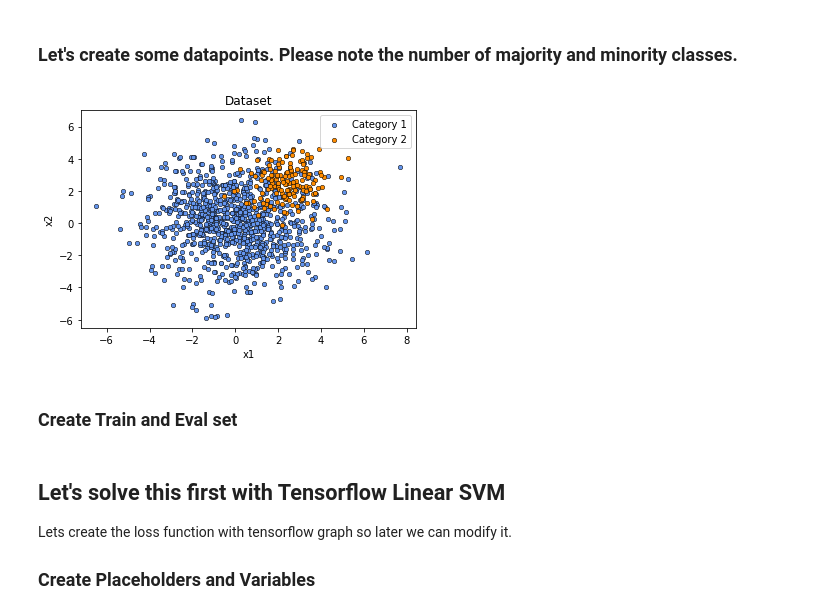
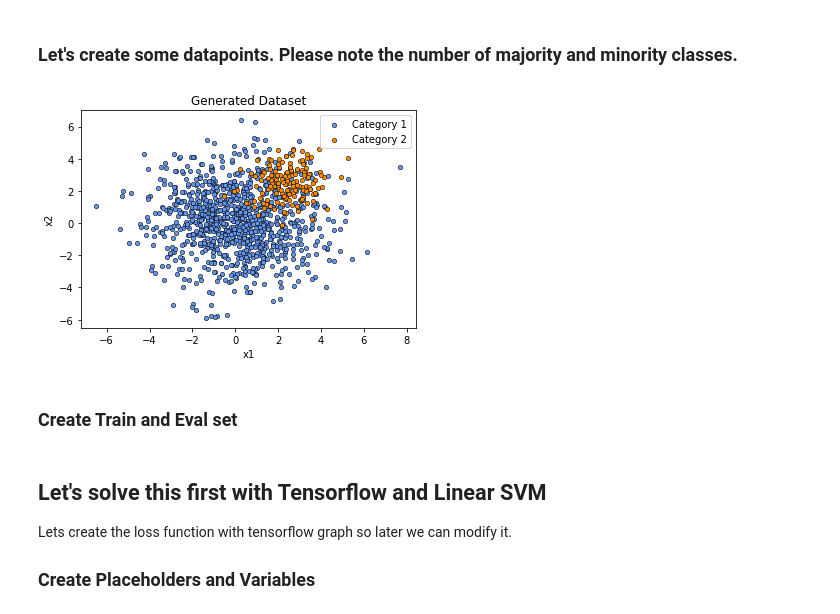
Before and after one commit to mike576/notenoughdata, a Jupyter notebook: Not_Enough_Data.ipynb, the cells around one changed output. Drawn from its saved outputs; the diff is of its cells as text; code cells hidden in the pictures.

```diff
--- a/Not_Enough_Data.ipynb
+++ b/Not_Enough_Data.ipynb
@@ -44,14 +44,14 @@ xdata=generate_data(num_majority_class,num_minority_class)
 # %%
 
 def plot_data_points(plotdatax):
     ax = plotdatax[plotdatax['category']==majority_class_flag].plot.scatter(x="x1",y="x2", color='cornflowerblue',edgecolor='black', linewidth='0.5',marker="o",s=20, label='Category 1');
     plotdatax[plotdatax['category']==minority_class_flag].plot.scatter(x="x1",y="x2", color='darkorange',edgecolor='black', linewidth='0.5', label='Category 2',s=20, ax=ax);
     return ax
 plot_data_points(xdata)
-plt.title("Dataset")
+plt.title("Generated Dataset")
 plt.show()
 # %% [output]
-[figure, old version]
+[figure, new version]
 # %% [markdown]
 ### Create Train and Eval set
 # %%
@@ -61,7 +61,7 @@ y=data.pop('category')
 X=data
 x_train, x_eval, y_train, y_eval = train_test_split(X,y,test_size=0.3, random_state = 42)
 # %% [markdown]
-## Let's solve this first with Tensorflow Linear SVM
+## Let's solve this first with Tensorflow and Linear SVM
 Lets create the loss function with tensorflow graph so later we can modify it.
 
 
```
Also changed, not shown: parts of 14 cells of this notebook.
